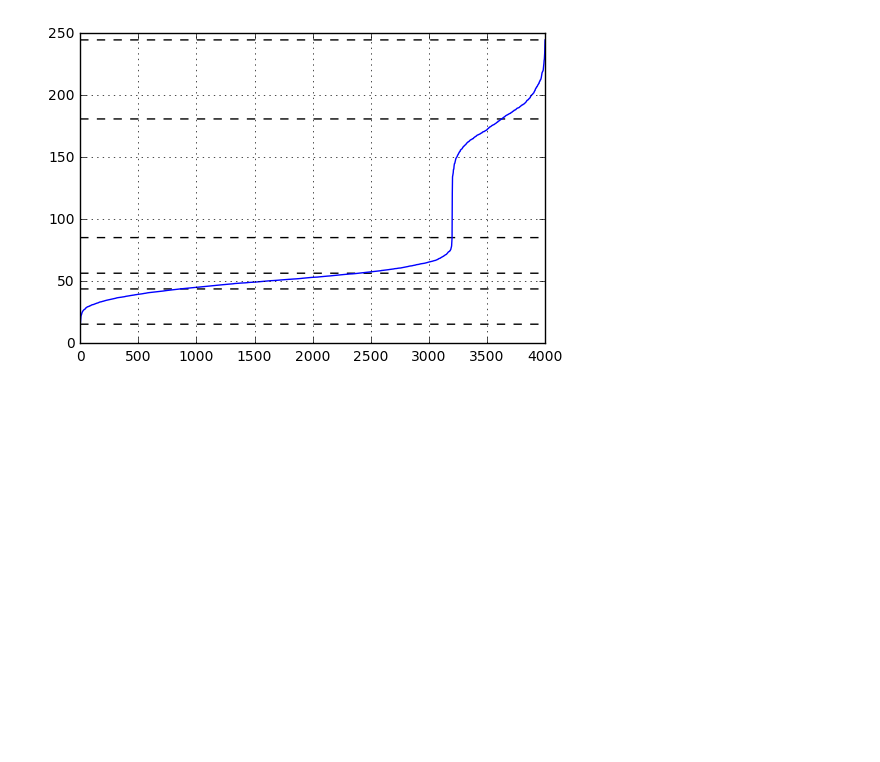
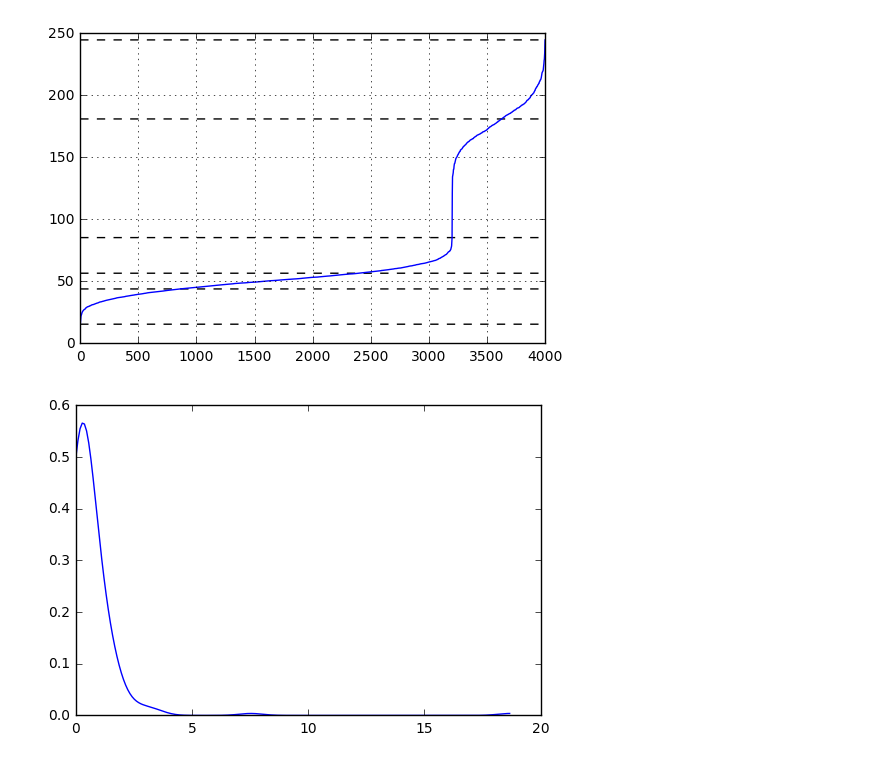
Before and after one commit to Ares7/IDP_Risks_Assesment, a Jupyter notebook: Clustering.ipynb, the cells around one changed output. Saved outputs shown, nothing was run; the diff lists cells and outputs as text; code cells hidden in the pictures; blank space fills up the shorter version.

Commit message:
Step#14 Added a few solutons on Clustering.

```diff
--- a/Clustering.ipynb
+++ b/Clustering.ipynb
@@ -15,7 +15,7 @@ print(df.head(3))
 1  3423313212             52.53              25.0
 2  3423313724             64.54              27.0
 # %%
-df=pd.read_csv('/Users/sergey/Documents/TUM/IDP/Clustering/K-Means/TargetMatrix.csv',delimiter='\t')
+df=pd.read_csv('/Users/sergey/Documents/TUM/IDP/Clustering/TargetMatrix.csv',delimiter='\t',decimal = ',')
 print(df.head(3))
 # %% [output]
   InvetmentName  VaR_95(%)    StdDev  Risk_of_Loss (%)      Beta    Sharpe
@@ -100,3 +100,16 @@ pyplot.grid(True)
 pyplot.show()
 # %% [output]
 [figure]
+# %%
+'''
+probability density function of StdDev metric.
+'''from scipy.stats import kde
+import matplotlib.pyplot as plt
+
+f1 = df['StdDev'].values.astype(float)
+density = kde.gaussian_kde(f1) # x: list of price
+xgrid = np.linspace(f1.min(), f1.max(), df['StdDev'].shape[0])
+plt.plot(xgrid, density(xgrid))
+plt.show()
+# %% [output]
+[figure, added]
```
Also changed, not shown: parts of 4 cells of this notebook, 23 other files.
